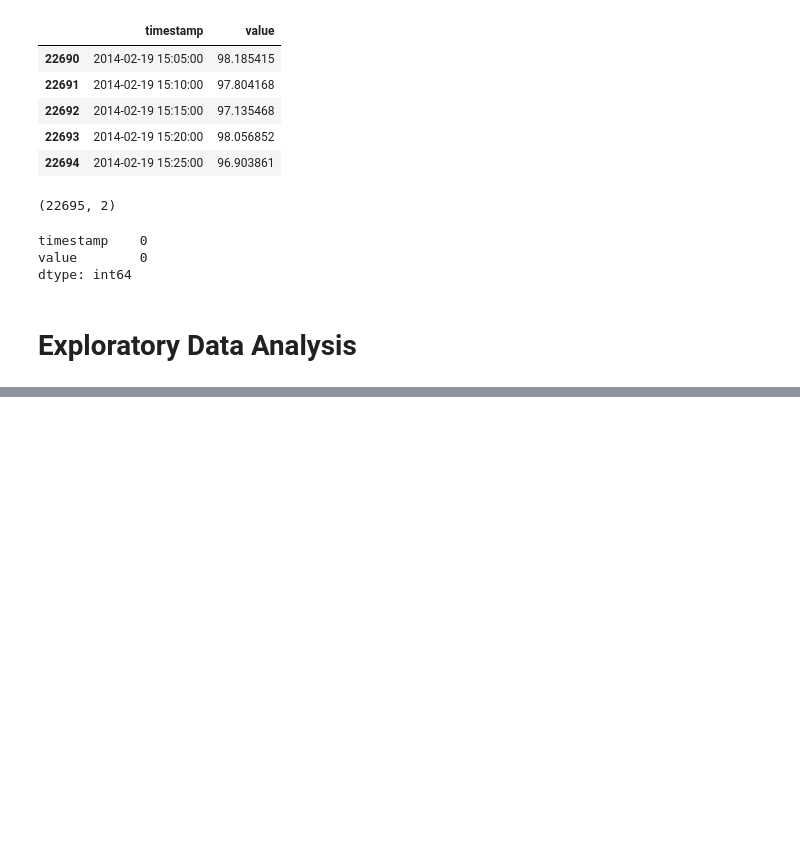
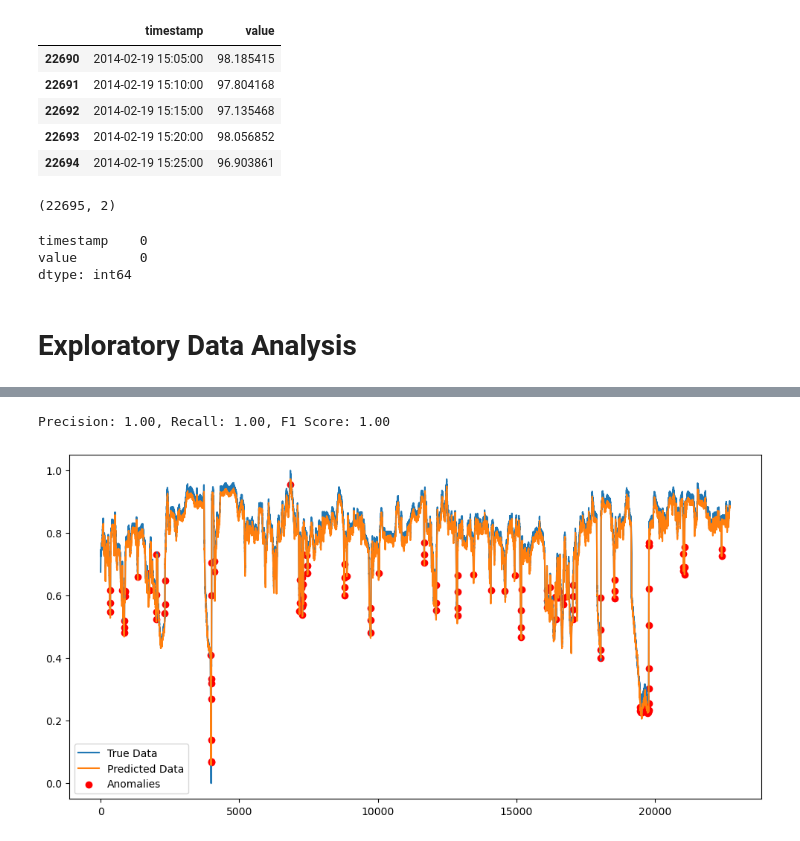
Before and after one commit to sai14karthik/Nexus-S1-Deakin-Internship, a Jupyter notebook: code.ipynb, the cells around one changed output, grey strips where cells are left out. Cells and saved outputs as stored; diff of their text form; code cells hidden in the pictures; blank space fills up the shorter version.

```diff
--- a/code.ipynb
+++ b/code.ipynb
@@ -69,0 +138,2 @@ plt.show()
+# %%
+model.fit(X, Y, epochs=50, batch_size=32, validation_split=0.2, verbose=2)
@@ -69,0 +162,3 @@ plt.show()
+# %%
+predictions = model.predict(X)
+reconstruction_error = np.abs(predictions.flatten() - Y.flatten())
@@ -69,0 +168,6 @@ plt.show()
+# %%
+mean_error = np.mean(reconstruction_error)
+std_error = np.std(reconstruction_error)
+threshold = mean_error + 3 * std_error
+# %%
+anomalies = np.where(reconstruction_error > threshold)[0]
@@ -69,0 +180,14 @@ plt.show()
+# %%
+precision, recall, f1, _ = precision_recall_fscore_support(true_labels, pred_labels, average='binary')
+print(f'Precision: {precision:.2f}, Recall: {recall:.2f}, F1 Score: {f1:.2f}')
+# %% [output]
+Precision: 1.00, Recall: 1.00, F1 Score: 1.00
+# %%
+plt.figure(figsize=(12, 6))
+plt.plot(scaled_values, label='True Data')
+plt.plot(np.arange(look_back, len(predictions) + look_back), predictions, label='Predicted Data')
+plt.scatter(anomalies + look_back, predictions[anomalies], color='red', label='Anomalies')
+plt.legend()
+plt.show()
+# %% [output]
+[figure, added]
```
Also changed, not shown: parts of 19 cells of this notebook, 1 other file.
